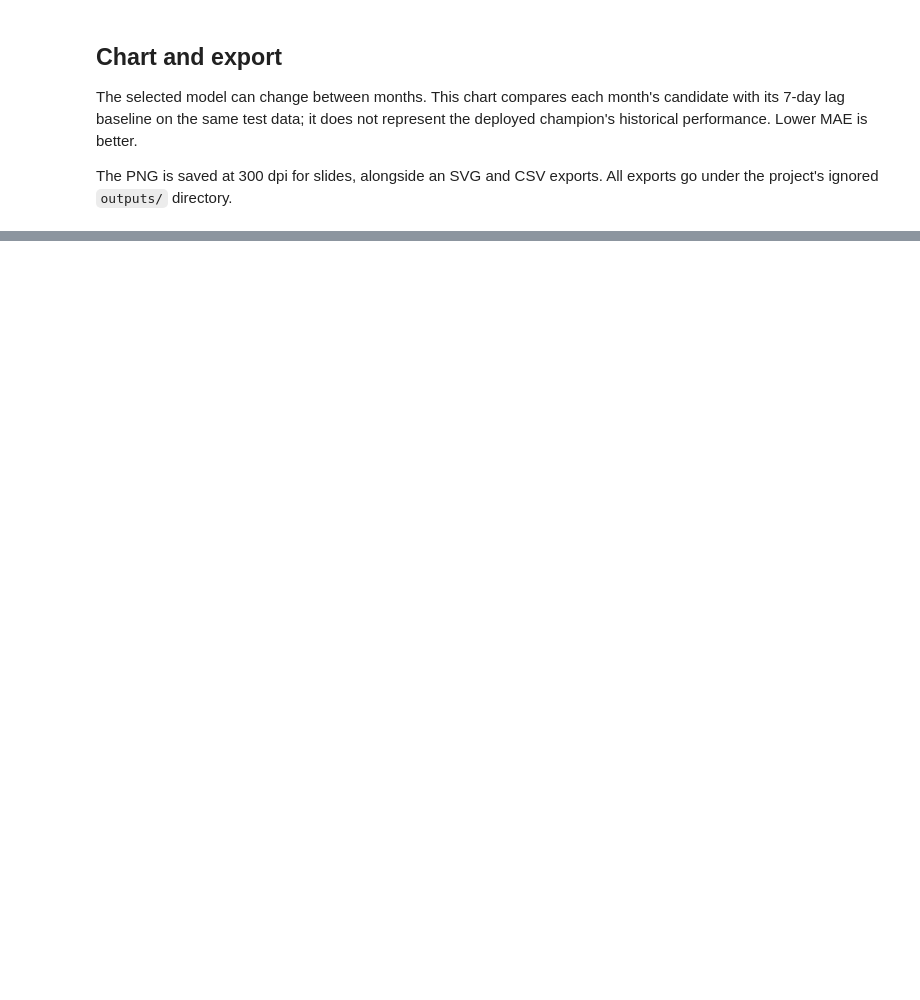
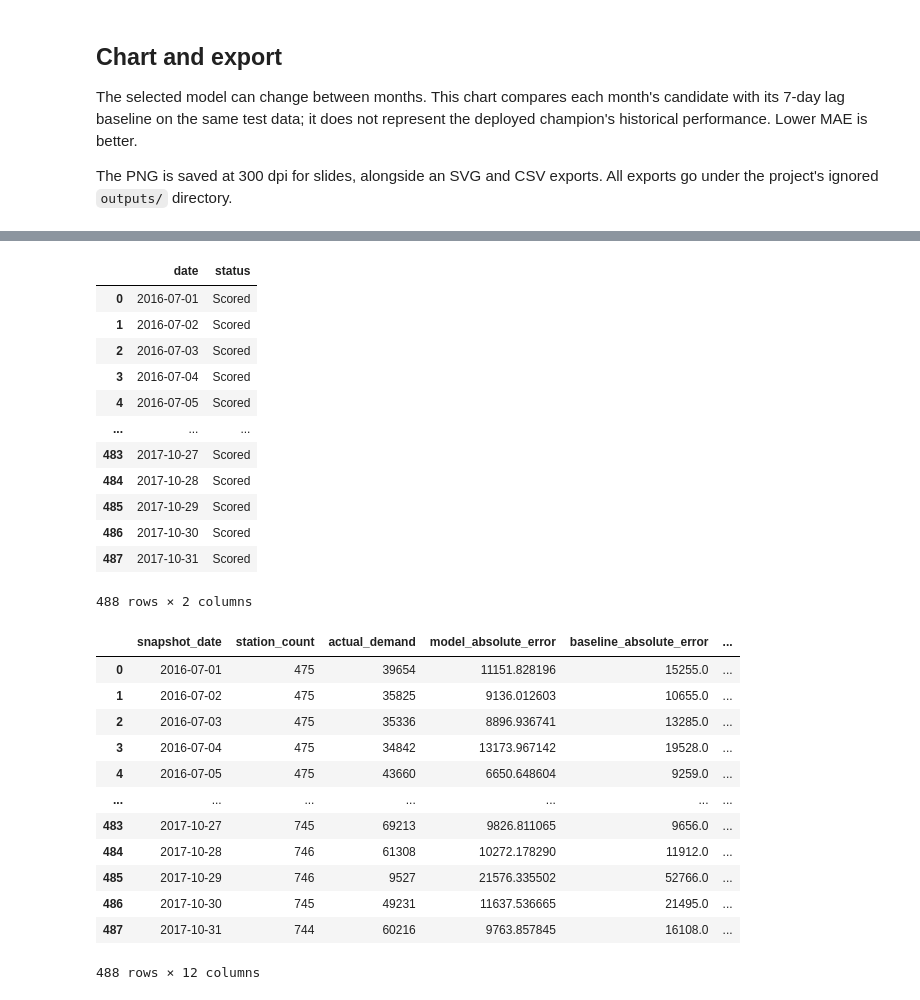
Before and after one commit to mg-minsan/mle-citibike-demand-forecasting, a Jupyter notebook: notebooks/mlflow_performance_export.ipynb, the cells around one changed output, grey strips where cells are left out. Drawn from its saved outputs; the diff is of its cells as text; code cells hidden in the pictures; blank space fills up the shorter version.

```diff
--- a/notebooks/mlflow_performance_export.ipynb
+++ b/notebooks/mlflow_performance_export.ipynb
@@ -146,0 +191,78 @@ for path in sorted(OUTPUT_DIR.iterdir()):
+# %%
+import sys
+if str(PROJECT_ROOT) not in sys.path:
+    sys.path.insert(0, str(PROJECT_ROOT))
+from utils.prediction_monitoring import daily_performance
+
+PREDICTION_DIR = PROJECT_ROOT / "datamart/gold/predictions"
+LABEL_DIR = PROJECT_ROOT / "datamart/gold/label_store"
+DAILY_START_DATE = None  # Optional inclusive YYYY-MM-DD
+DAILY_END_DATE = None
+
+prediction_frames, label_frames, coverage = [], [], []
+for path in sorted(PREDICTION_DIR.glob("predictions_*.parquet")):
+    day = pd.Timestamp(path.stem.removeprefix("predictions_").replace("_", "-"))
+    if DAILY_START_DATE and day < pd.Timestamp(DAILY_START_DATE):
+        continue
+    if DAILY_END_DATE and day > pd.Timestamp(DAILY_END_DATE):
+        continue
+    label_path = LABEL_DIR / f"gold_label_store_{day:%Y_%m_%d}.parquet"
+    if not (path / "_SUCCESS").exists() or not (label_path / "_SUCCESS").exists():
+        coverage.append({"date": day, "status": "Missing/incomplete prediction or label partition"})
+        continue
+    predictions = pd.read_parquet(path)
+    labels = pd.read_parquet(label_path, columns=["snapshot_date", "station_id", "label"])
+    for table in (predictions, labels):
+        dates = pd.to_datetime(table["snapshot_date"], errors="raise").dt.normalize()
+        if table.empty or not dates.eq(day).all():
+            raise ValueError(f"Empty partition or unexpected dates for {day:%Y-%m-%d}")
+    prediction_frames.append(predictions)
+    label_frames.append(labels)
+    coverage.append({"date": day, "status": "Scored"})
+
+display(pd.DataFrame(coverage))
+if not prediction_frames:
+    raise ValueError("No completed prediction/label pairs. Check paths and date filters above.")
+daily_df = daily_performance(pd.concat(prediction_frames, ignore_index=True), pd.concat(label_frames, ignore_index=True))
+OUTPUT_DIR.mkdir(parents=True, exist_ok=True)
+daily_df.to_csv(OUTPUT_DIR / "daily_performance.csv", index=False)
+pd.DataFrame(coverage).to_csv(OUTPUT_DIR / "daily_coverage.csv", index=False)
+display(daily_df)
+
+total_actual = daily_df["actual_demand"].sum()
+baseline_error = daily_df["baseline_absolute_error"].sum()
+period_summary = pd.Series({
+    "total_actual_demand": total_actual,
+    "model_wmape_pct": 100 * daily_df["model_absolute_error"].sum() / total_actual if total_actual > 0 else float("nan"),
+    "baseline_wmape_pct": 100 * baseline_error / total_actual if total_actual > 0 else float("nan"),
+    "improvement_pct": 100 * (1 - daily_df["model_absolute_error"].sum() / baseline_error) if baseline_error > 0 else float("nan"),
+})
+display(period_summary)
+period_summary.to_csv(OUTPUT_DIR / "daily_period_summary.csv", header=["value"])
+# %% [output]
+|  | date | status |
+| 0 | 2016-07-01 | Scored |
+| 1 | 2016-07-02 | Scored |
+| 2 | 2016-07-03 | Scored |
+| 3 | 2016-07-04 | Scored |
+| 4 | 2016-07-05 | Scored |
+| ... | ... | ... |
+| 483 | 2017-10-27 | Scored |
+| 484 | 2017-10-28 | Scored |
+| 485 | 2017-10-29 | Scored |
+| 486 | 2017-10-30 | Scored |
+| 487 | 2017-10-31 | Scored |
+488 rows × 2 columns
+|  | snapshot_date | station_count | actual_demand | model_absolute_error | baseline_absolute_error | ... |
+| 0 | 2016-07-01 | 475 | 39654 | 11151.828196 | 15255.0 | ... |
+| 1 | 2016-07-02 | 475 | 35825 | 9136.012603 | 10655.0 | ... |
+| 2 | 2016-07-03 | 475 | 35336 | 8896.936741 | 13285.0 | ... |
+| 3 | 2016-07-04 | 475 | 34842 | 13173.967142 | 19528.0 | ... |
+| 4 | 2016-07-05 | 475 | 43660 | 6650.648604 | 9259.0 | ... |
+| ... | ... | ... | ... | ... | ... | ... |
+| 483 | 2017-10-27 | 745 | 69213 | 9826.811065 | 9656.0 | ... |
+| 484 | 2017-10-28 | 746 | 61308 | 10272.178290 | 11912.0 | ... |
+| 485 | 2017-10-29 | 746 | 9527 | 21576.335502 | 52766.0 | ... |
+| 486 | 2017-10-30 | 745 | 49231 | 11637.536665 | 21495.0 | ... |
+| 487 | 2017-10-31 | 744 | 60216 | 9763.857845 | 16108.0 | ... |
+488 rows × 12 columns
```
Also changed, not shown: parts of 8 cells of this notebook, 5 other files.
